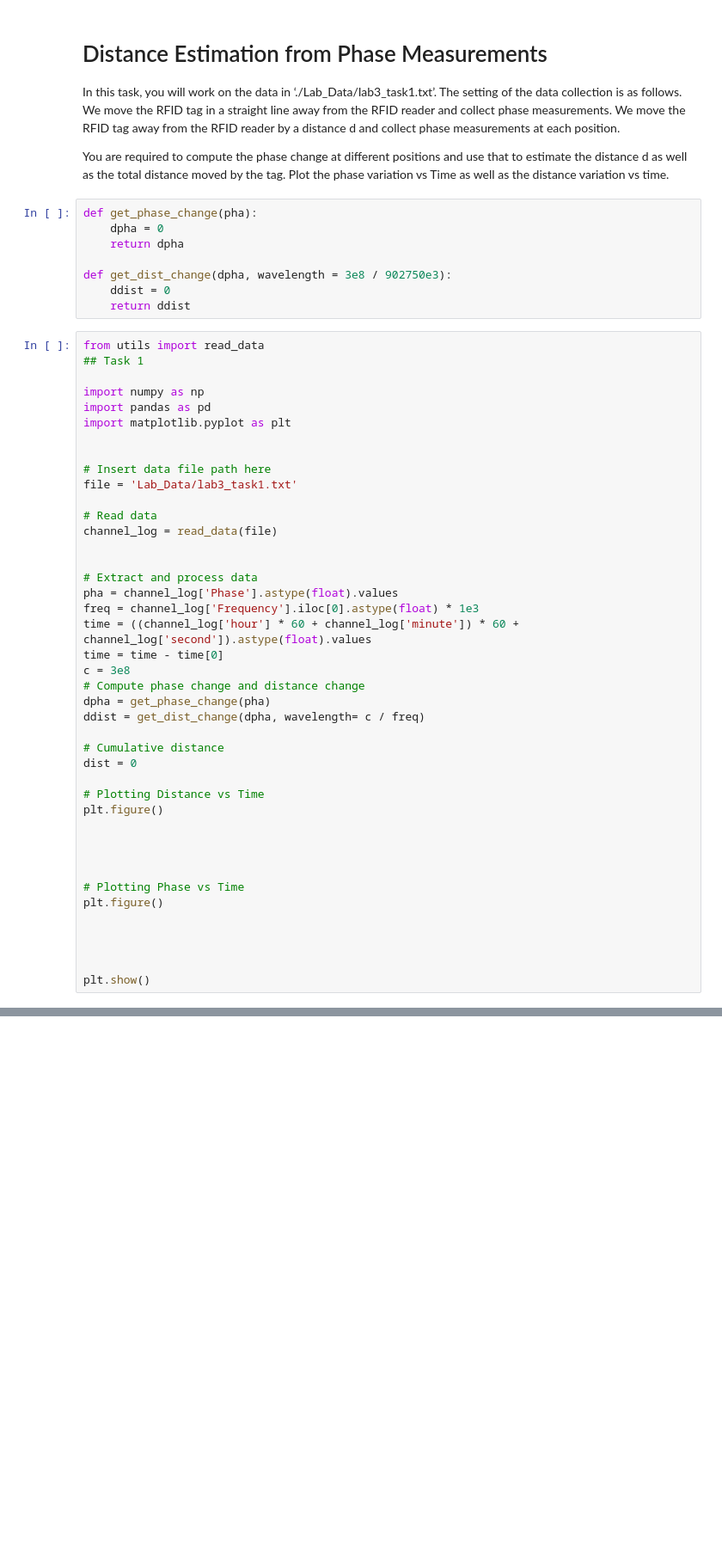
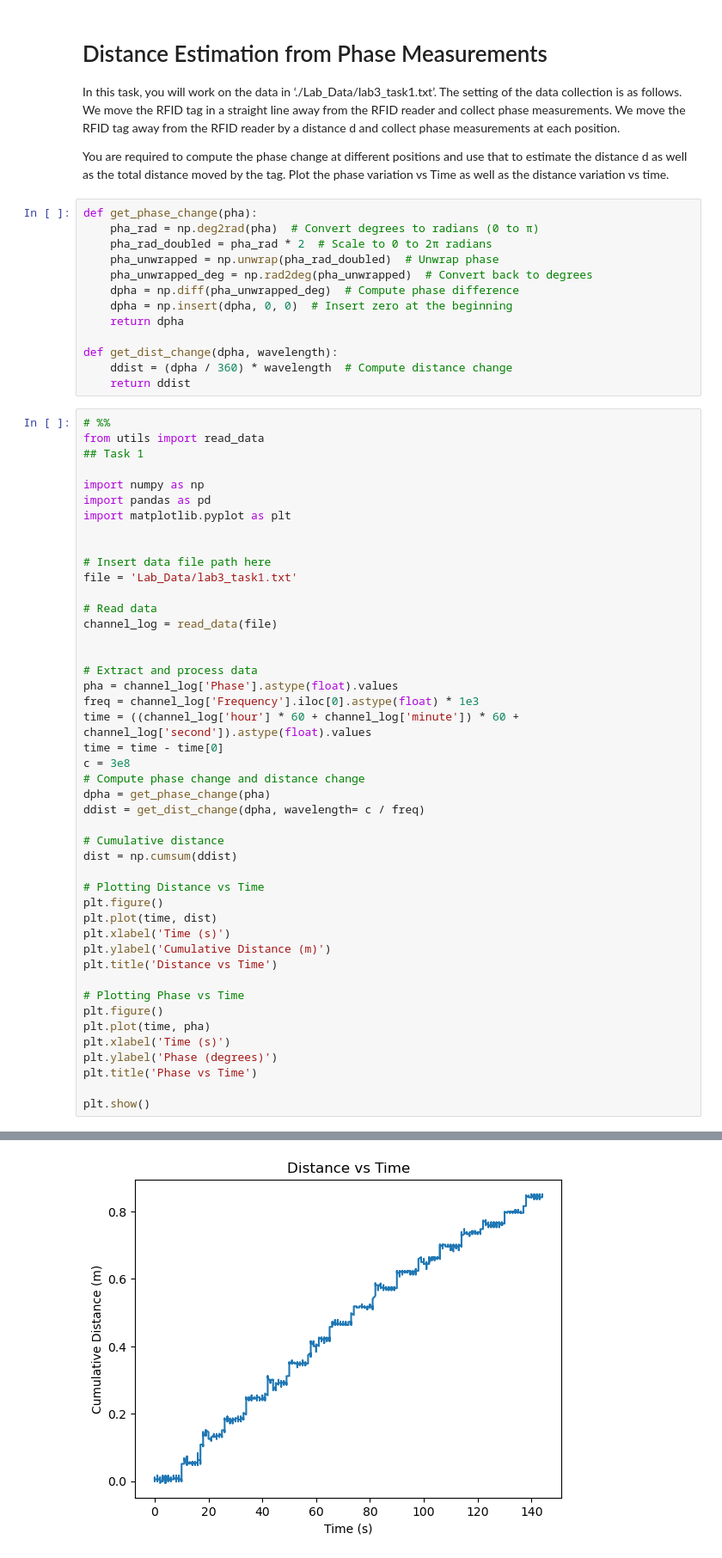
Before and after one commit to sjfenarg/LAB3_RFID, a Jupyter notebook: task_1.ipynb, the cells around one changed output, grey strips where cells are left out. Shown: that part at 86% size. Drawn from its saved outputs; the diff is of its cells as text; blank space fills up the shorter version.

```diff
--- a/task_1.ipynb
+++ b/task_1.ipynb
@@ -4,14 +4,20 @@ In this task, you will work on the data in ‘./Lab_Data/lab3_task1.txt’. The
 
 You are required to compute the phase change at different positions and use that to estimate the distance d as well as the total distance moved by the tag.
 Plot the phase variation vs Time as well as the distance variation vs time.
-# %%
-def get_phase_change(pha):
-    dpha = 0
-    return dpha
-
-def get_dist_change(dpha, wavelength = 3e8 / 902750e3):
-    ddist = 0
-    return ddist
+# %%
+def get_phase_change(pha):
+    pha_rad = np.deg2rad(pha)  # Convert degrees to radians (0 to π)
+    pha_rad_doubled = pha_rad * 2  # Scale to 0 to 2π radians
+    pha_unwrapped = np.unwrap(pha_rad_doubled)  # Unwrap phase
+    pha_unwrapped_deg = np.rad2deg(pha_unwrapped)  # Convert back to degrees
+    dpha = np.diff(pha_unwrapped_deg)  # Compute phase difference
+    dpha = np.insert(dpha, 0, 0)  # Insert zero at the beginning
+    return dpha
+
+def get_dist_change(dpha, wavelength):
+    ddist = (dpha / 360) * wavelength  # Compute distance change
+    return ddist
+# %%
 # %%
 from utils import read_data
 ## Task 1
@@ -39,19 +45,21 @@ dpha = get_phase_change(pha)
 ddist = get_dist_change(dpha, wavelength= c / freq)
 
 # Cumulative distance
-dist = 0
+dist = np.cumsum(ddist)
 
 # Plotting Distance vs Time
 plt.figure()
-
-
-
+plt.plot(time, dist)
+plt.xlabel('Time (s)')
+plt.ylabel('Cumulative Distance (m)')
+plt.title('Distance vs Time')
 
 # Plotting Phase vs Time
 plt.figure()
-
-
-
+plt.plot(time, pha)
+plt.xlabel('Time (s)')
+plt.ylabel('Phase (degrees)')
+plt.title('Phase vs Time')
 
 plt.show()
 # %% [output]
@@ -59,0 +66 @@ plt.show()
+[figure, added]
```
Also changed, not shown: parts of 1 cell of this notebook.
